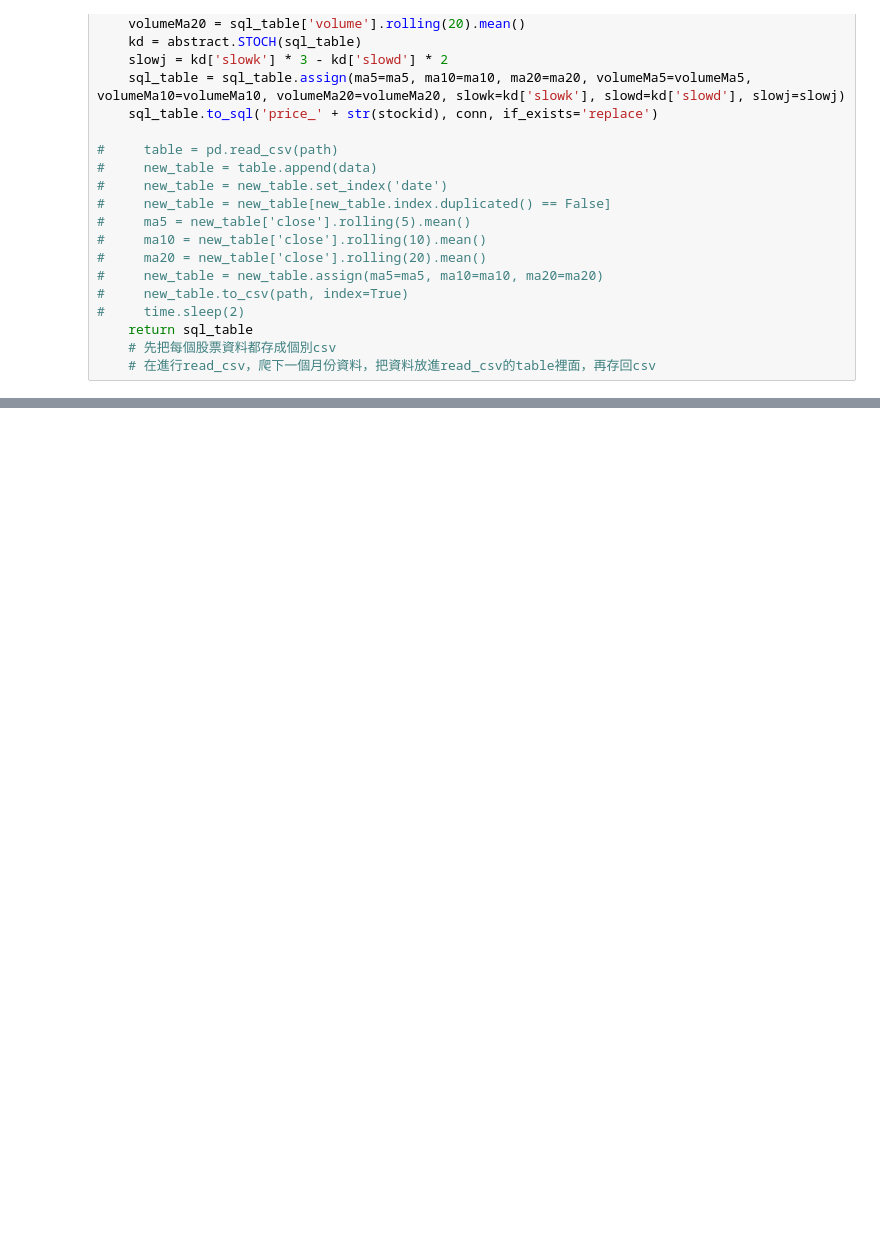
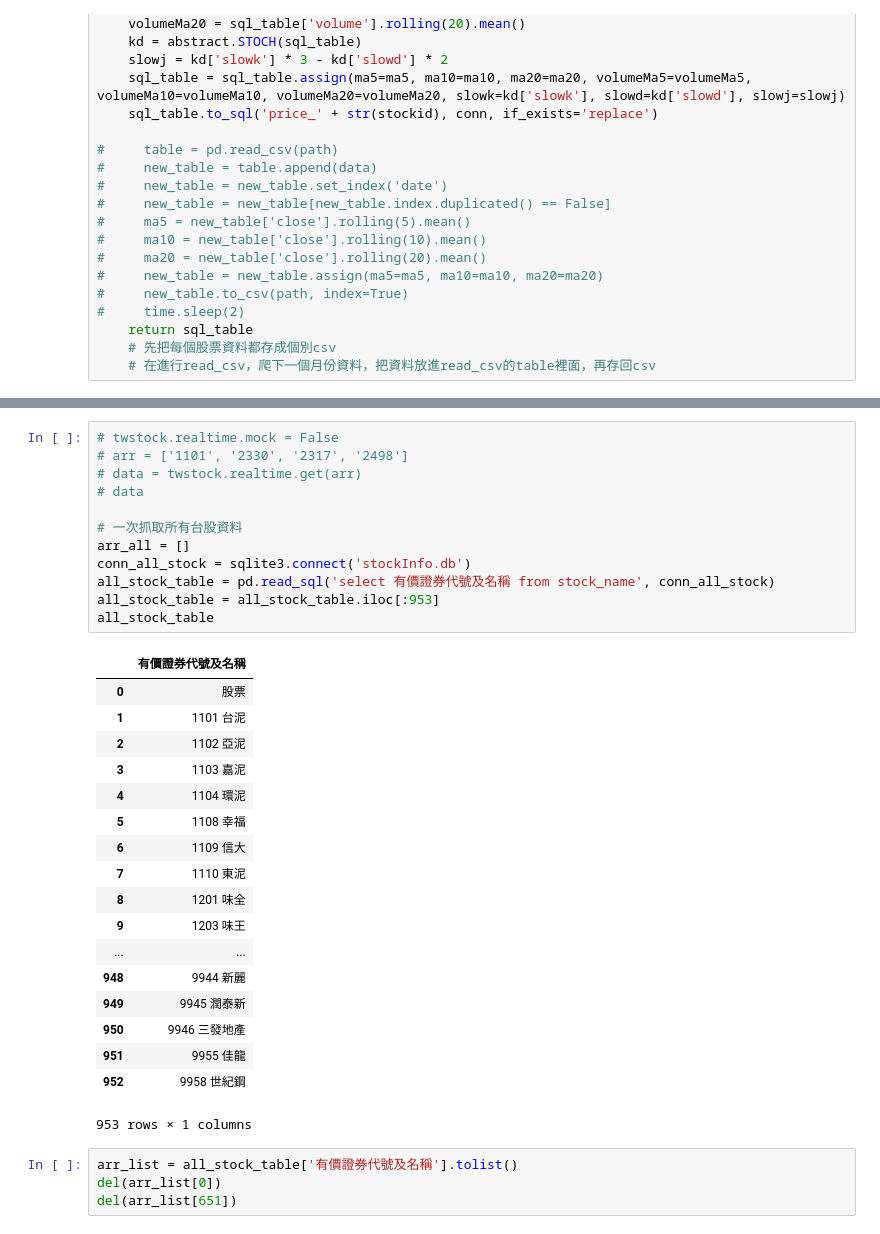
Before and after one commit to renguangz/stockapp, a Jupyter notebook: api/data/crawl_stock_price.ipynb, the cells around one changed output, grey strips where cells are left out. Cells and saved outputs as stored; diff of their text form; blank space fills up the shorter version.

```diff
--- a/api/data/crawl_stock_price.ipynb
+++ b/api/data/crawl_stock_price.ipynb
@@ -131,0 +141,35 @@ To retain the current behavior and silence the warning, pass 'sort=True'.
+# %%
+# twstock.realtime.mock = False
+# arr = ['1101', '2330', '2317', '2498']
+# data = twstock.realtime.get(arr)
+# data
+
+# 一次抓取所有台股資料
+arr_all = []
+conn_all_stock = sqlite3.connect('stockInfo.db')
+all_stock_table = pd.read_sql('select 有價證券代號及名稱 from stock_name', conn_all_stock)
+all_stock_table = all_stock_table.iloc[:953]
+all_stock_table
+# %% [output]
+|  | 有價證券代號及名稱 |
+| 0 | 股票 |
+| 1 | 1101 台泥 |
+| 2 | 1102 亞泥 |
+| 3 | 1103 嘉泥 |
+| 4 | 1104 環泥 |
+| 5 | 1108 幸福 |
+| 6 | 1109 信大 |
+| 7 | 1110 東泥 |
+| 8 | 1201 味全 |
+| 9 | 1203 味王 |
+| ... | ... |
+| 948 | 9944 新麗 |
+| 949 | 9945 潤泰新 |
+| 950 | 9946 三發地產 |
+| 951 | 9955 佳龍 |
+| 952 | 9958 世紀鋼 |
+953 rows × 1 columns
+# %%
+arr_list = all_stock_table['有價證券代號及名稱'].tolist()
+del(arr_list[0])
+del(arr_list[651])
```
Also changed, not shown: parts of 9 cells of this notebook, 22 other files.
